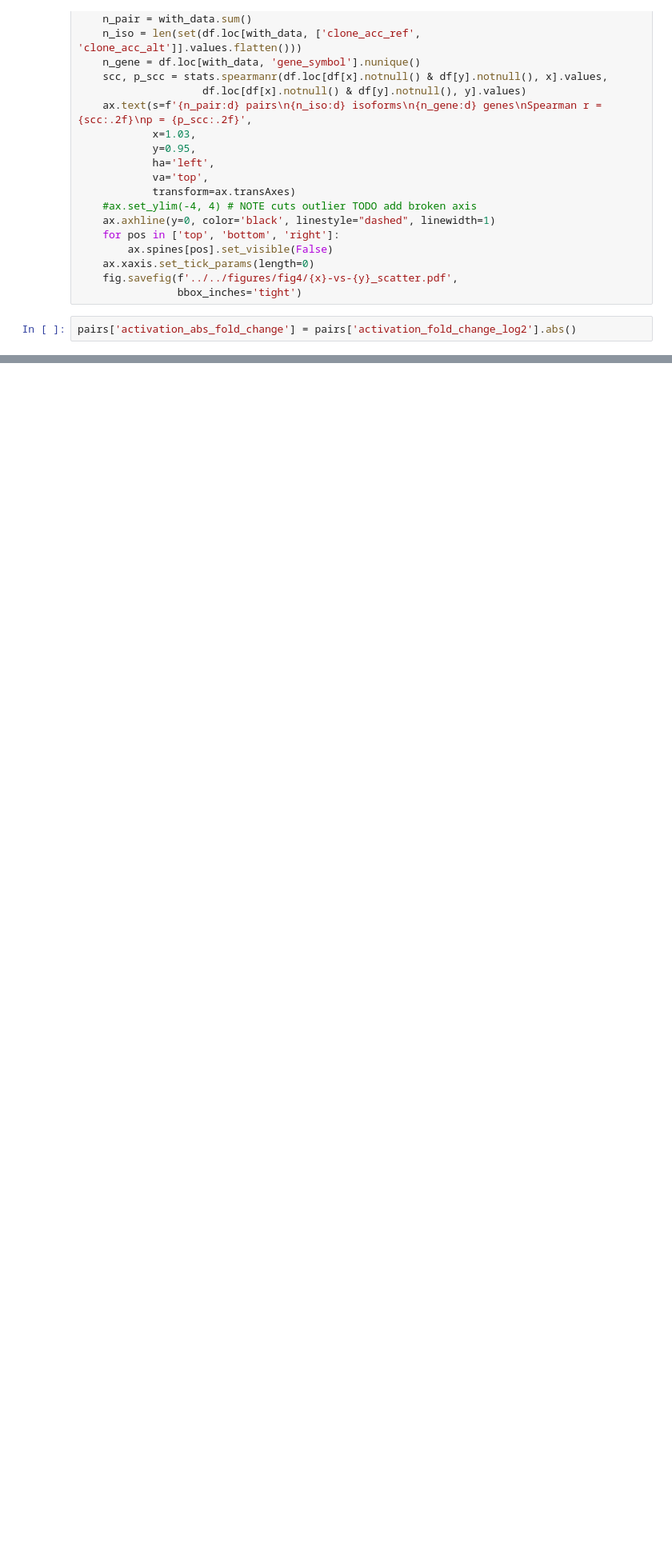
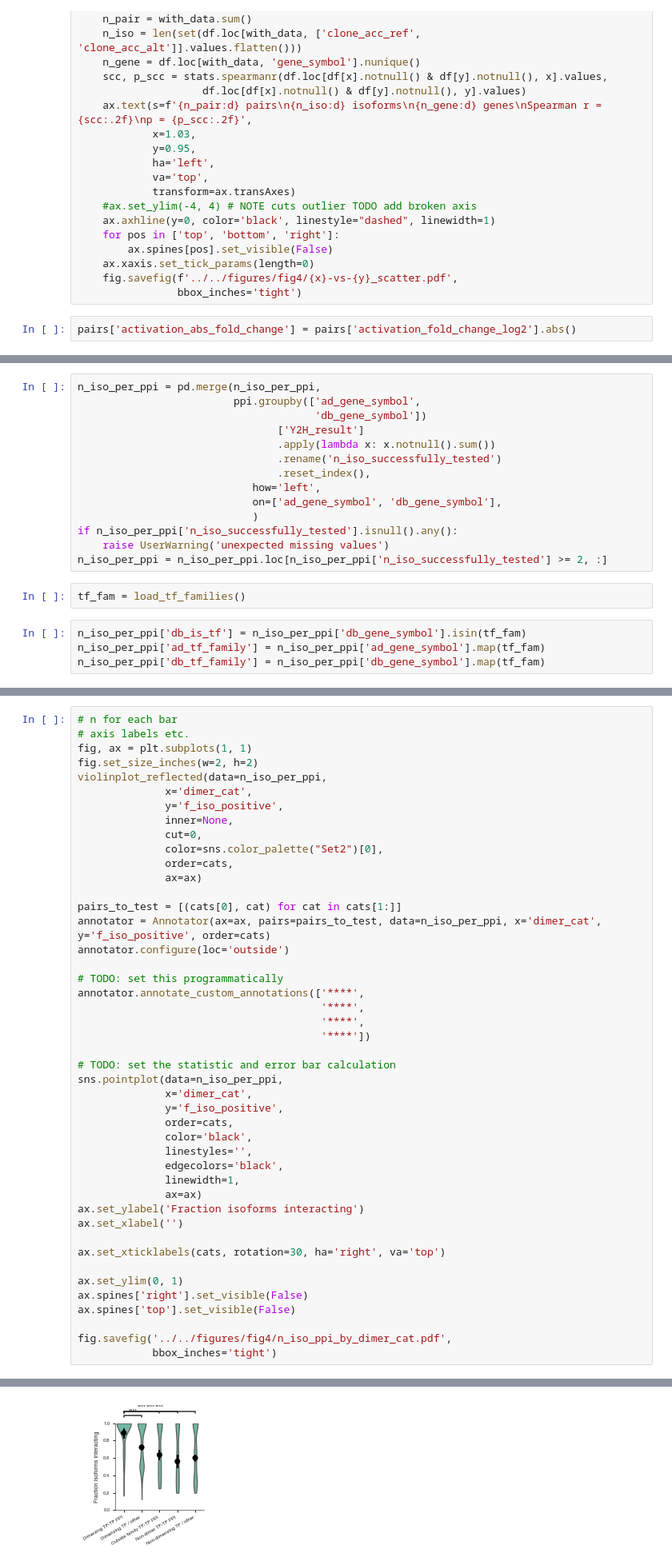
Before and after one commit to CCSB-DFCI/TF_isoforms_paper, a Jupyter notebook: src/activation_analyses/Fig4__Activation_and_PPIs.ipynb, the cells around one changed output, grey strips where cells are left out. Shown at 80% size. Saved outputs shown, nothing was run; the diff lists cells and outputs as text; blank space fills up the shorter version.

Commit message:
Fig 4 updates; merging dimerization stuff into Fig 4

```diff
--- a/src/activation_analyses/Fig4__Activation_and_PPIs.ipynb
+++ b/src/activation_analyses/Fig4__Activation_and_PPIs.ipynb
@@ -876,0 +962,20 @@ pairs[pairs['gene_symbol'] == 'TCF4'].sort_values(by='activation_fold_change_log
+# %%
+n_iso_per_ppi = pd.merge(n_iso_per_ppi,
+                         ppi.groupby(['ad_gene_symbol',
+                                      'db_gene_symbol'])
+                                ['Y2H_result']
+                                .apply(lambda x: x.notnull().sum())
+                                .rename('n_iso_successfully_tested')
+                                .reset_index(),
+                            how='left',
+                            on=['ad_gene_symbol', 'db_gene_symbol'],
+                            )
+if n_iso_per_ppi['n_iso_successfully_tested'].isnull().any():
+    raise UserWarning('unexpected missing values')
+n_iso_per_ppi = n_iso_per_ppi.loc[n_iso_per_ppi['n_iso_successfully_tested'] >= 2, :]
+# %%
+tf_fam = load_tf_families()
+# %%
+n_iso_per_ppi['db_is_tf'] = n_iso_per_ppi['db_gene_symbol'].isin(tf_fam)
+n_iso_per_ppi['ad_tf_family'] = n_iso_per_ppi['ad_gene_symbol'].map(tf_fam)
+n_iso_per_ppi['db_tf_family'] = n_iso_per_ppi['db_gene_symbol'].map(tf_fam)
@@ -876,0 +1049,46 @@ pairs[pairs['gene_symbol'] == 'TCF4'].sort_values(by='activation_fold_change_log
+# %%
+# n for each bar
+# axis labels etc.
+fig, ax = plt.subplots(1, 1)
+fig.set_size_inches(w=2, h=2)
+violinplot_reflected(data=n_iso_per_ppi,
+              x='dimer_cat',
+              y='f_iso_positive',
+              inner=None,
+              cut=0,
+              color=sns.color_palette("Set2")[0],
+              order=cats,
+              ax=ax)
+
+pairs_to_test = [(cats[0], cat) for cat in cats[1:]]
+annotator = Annotator(ax=ax, pairs=pairs_to_test, data=n_iso_per_ppi, x='dimer_cat', y='f_iso_positive', order=cats)
+annotator.configure(loc='outside')
+
+# TODO: set this programmatically
+annotator.annotate_custom_annotations(['****',
+                                       '****',
+                                       '****',
+                                       '****'])
+
+# TODO: set the statistic and error bar calculation
+sns.pointplot(data=n_iso_per_ppi,
+              x='dimer_cat',
+              y='f_iso_positive',
+              order=cats,
+              color='black',
+              linestyles='',
+              edgecolors='black',
+              linewidth=1,
+              ax=ax)
+ax.set_ylabel('Fraction isoforms interacting')
+ax.set_xlabel('')
+
+ax.set_xticklabels(cats, rotation=30, ha='right', va='top')
+
+ax.set_ylim(0, 1)
+ax.spines['right'].set_visible(False)
+ax.spines['top'].set_visible(False)
+
+fig.savefig('../../figures/fig4/n_iso_ppi_by_dimer_cat.pdf',
+            bbox_inches='tight')
+# %% [output]
@@ -876,0 +1106 @@ pairs[pairs['gene_symbol'] == 'TCF4'].sort_values(by='activation_fold_change_log
+[figure, added]
```
Also changed, not shown: parts of 56 cells of this notebook, 26 other files.
